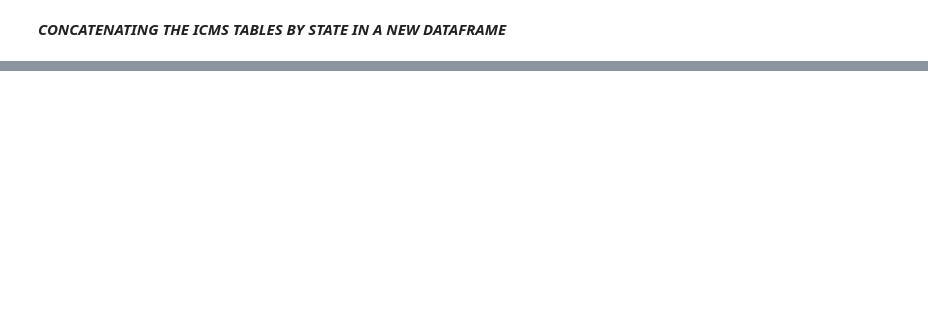
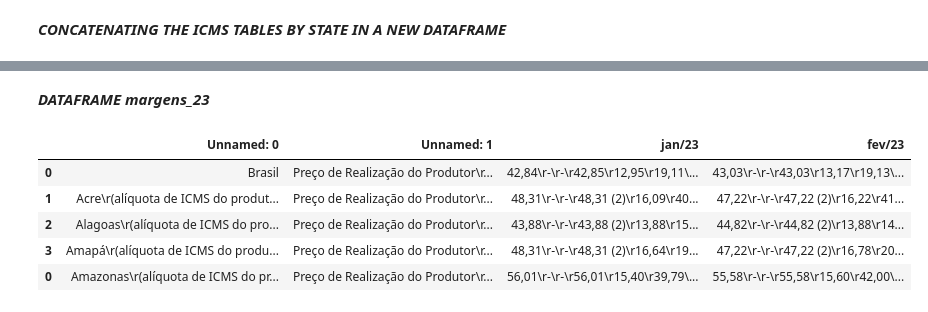
Before and after one commit to PedroPavanii/GAS, a Jupyter notebook: gas.ipynb, the cells around one changed output, grey strips where cells are left out. Cells and saved outputs as stored; diff of their text form; code cells hidden in the pictures; blank space fills up the shorter version.

```diff
--- a/gas.ipynb
+++ b/gas.ipynb
@@ -634,0 +745,12 @@ estados_icms_2013 = pd.concat([faltantes_icms, ac_13, al_13, ce_13, distrito_13,
+# %% [markdown]
+***DATAFRAME margens_23***
+# %%
+#EXPLORING THE (margens_23) DATAFRAME:
+margens_23.head()
+# %% [output]
+|  | Unnamed: 0 | Unnamed: 1 | jan/23 | fev/23 |
+| 0 | Brasil | Preço de Realização do Produtor\r... | 42,84\r-\r-\r42,85\r12,95\r19,11\... | 43,03\r-\r-\r43,03\r13,17\r19,13\... |
+| 1 | Acre\r(alíquota de ICMS do produt... | Preço de Realização do Produtor\r... | 48,31\r-\r-\r48,31 (2)\r16,09\r40... | 47,22\r-\r-\r47,22 (2)\r16,22\r41... |
+| 2 | Alagoas\r(alíquota de ICMS do pro... | Preço de Realização do Produtor\r... | 43,88\r-\r-\r43,88 (2)\r13,88\r15... | 44,82\r-\r-\r44,82 (2)\r13,88\r14... |
+| 3 | Amapá\r(alíquota de ICMS do produ... | Preço de Realização do Produtor\r... | 48,31\r-\r-\r48,31 (2)\r16,64\r19... | 47,22\r-\r-\r47,22 (2)\r16,78\r20... |
+| 0 | Amazonas\r(alíquota de ICMS do pr... | Preço de Realização do Produtor\r... | 56,01\r-\r-\r56,01\r15,40\r39,79\... | 55,58\r-\r-\r55,58\r15,60\r42,00\... |
```
Also changed, not shown: parts of 20 cells of this notebook.
